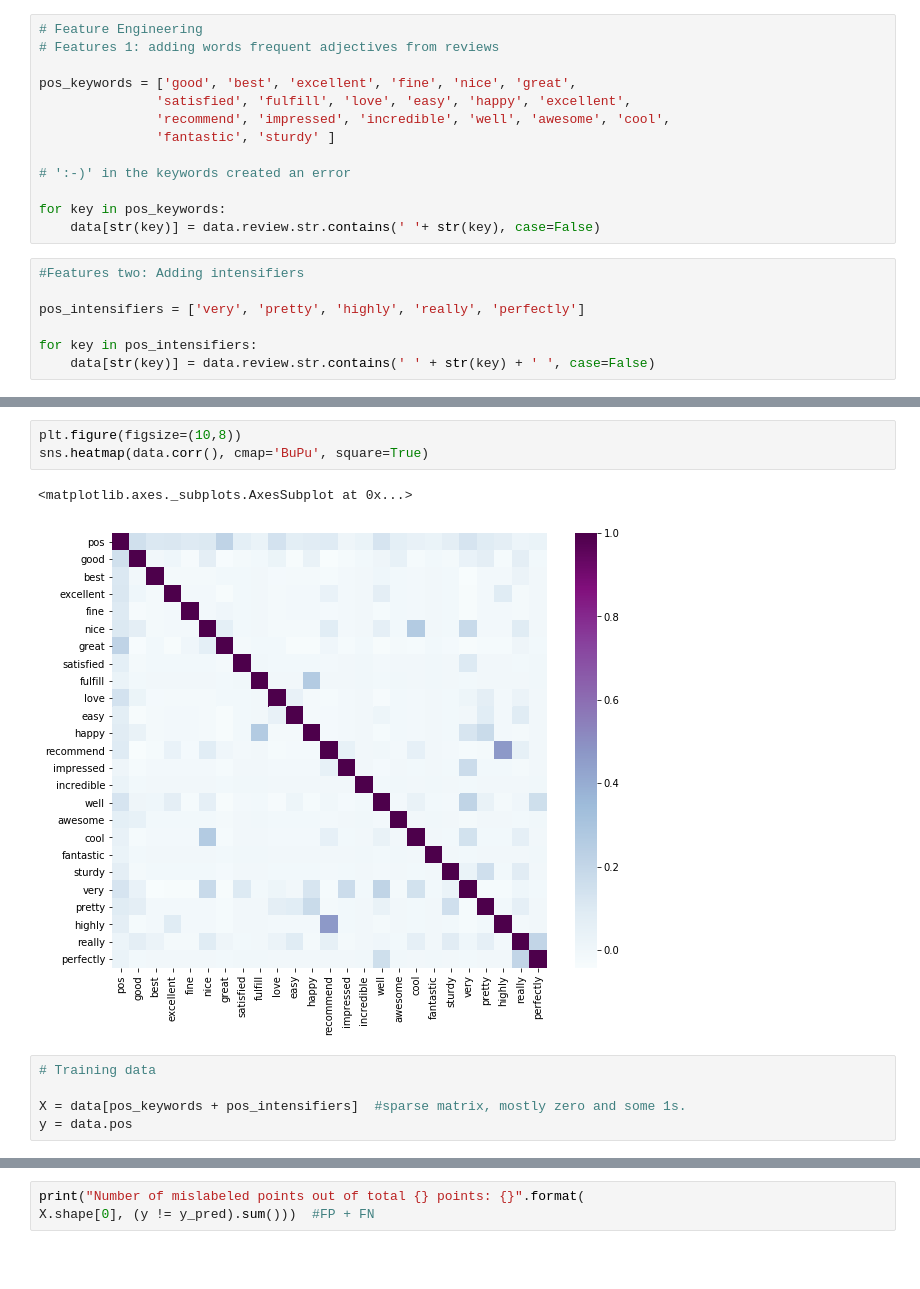
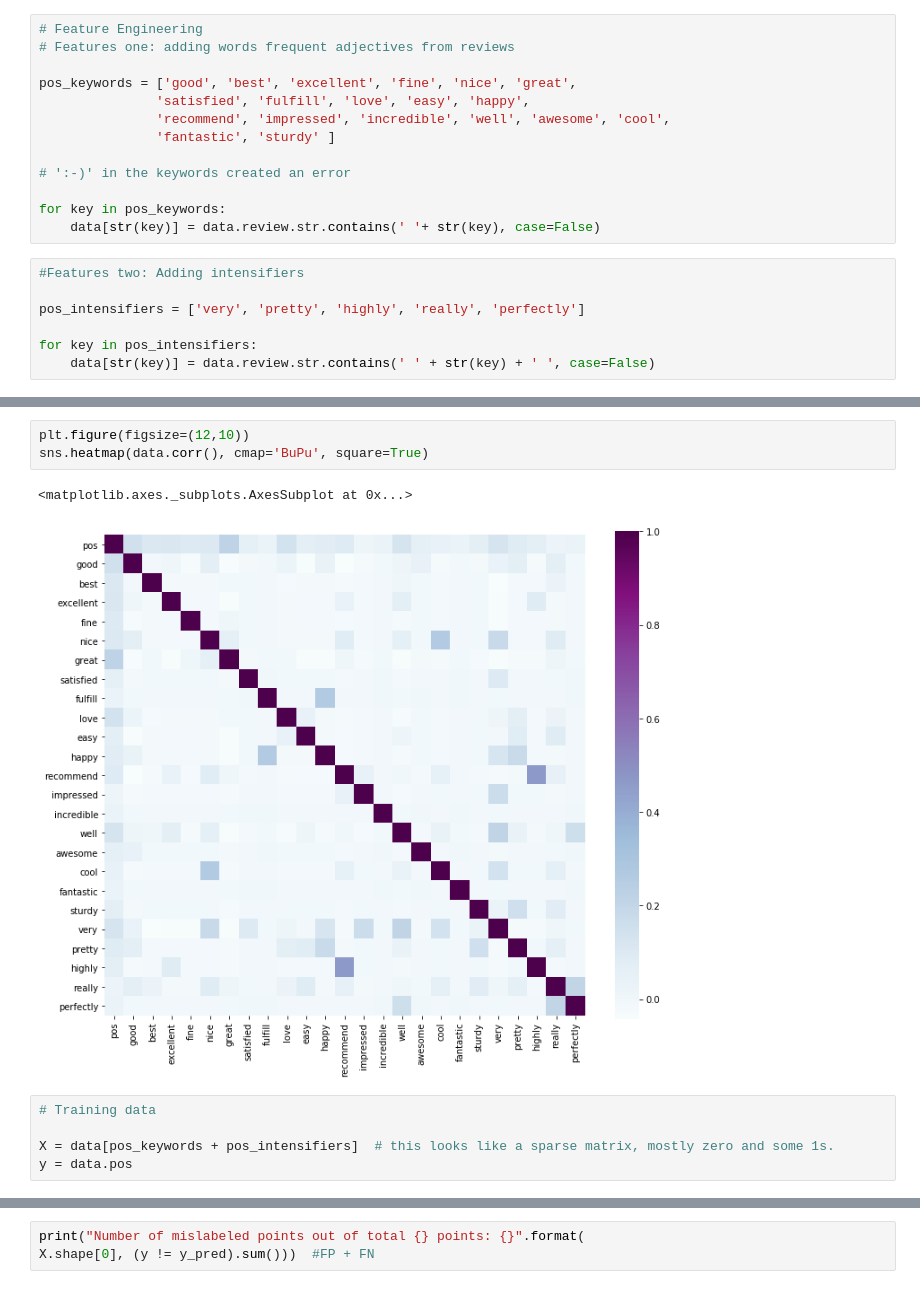
Before and after one commit to PriyankaBiswas/Data-Science, a Jupyter notebook: Unit2_SL/sentiment labelled sentences/Challenge_iterate_evaluate_classifier.ipynb, the cells around one changed output, grey strips where cells are left out. Drawn from its saved outputs; the diff is of its cells as text; blank space fills up the shorter version.

```diff
--- a/Unit2_SL/sentiment labelled sentences/Challenge_iterate_evaluate_classifier.ipynb
+++ b/Unit2_SL/sentiment labelled sentences/Challenge_iterate_evaluate_classifier.ipynb
@@ -92,9 +77,9 @@ tokenized_count = Counter(tokenized_words).most_common()
 # %%
 # Feature Engineering
-# Features 1: adding words frequent adjectives from reviews
+# Features one: adding words frequent adjectives from reviews
 
 pos_keywords = ['good', 'best', 'excellent', 'fine', 'nice', 'great',
-               'satisfied', 'fulfill', 'love', 'easy', 'happy', 'excellent',
+               'satisfied', 'fulfill', 'love', 'easy', 'happy',
                'recommend', 'impressed', 'incredible', 'well', 'awesome', 'cool',
                'fantastic', 'sturdy' ]
 
@@ -122,13 +107,13 @@ for key in pos_intensifiers:
 # %%
-plt.figure(figsize=(10,8))
+plt.figure(figsize=(12,10))
 sns.heatmap(data.corr(), cmap='BuPu', square=True)
 # %% [output]
 <matplotlib.axes._subplots.AxesSubplot at 0x...>
-[figure, old version]
+[figure, new version]
 # %%
 # Training data
 
-X = data[pos_keywords + pos_intensifiers]  #sparse matrix, mostly zero and some 1s.
+X = data[pos_keywords + pos_intensifiers]  # this looks like a sparse matrix, mostly zero and some 1s.
 y = data.pos
 # %%
 # Binary data - Bernoulli
```
Also changed, not shown: parts of 39 cells of this notebook.
